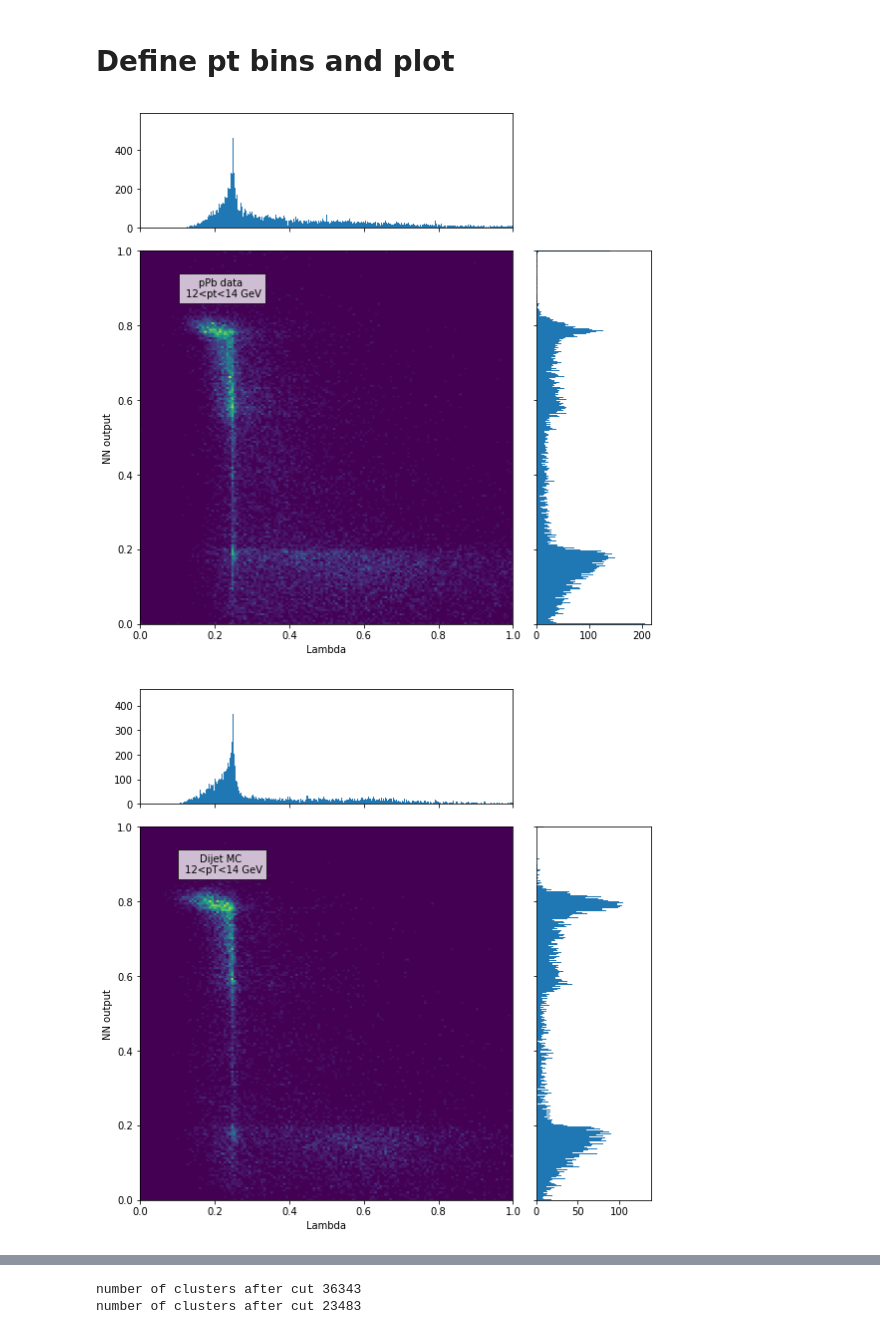
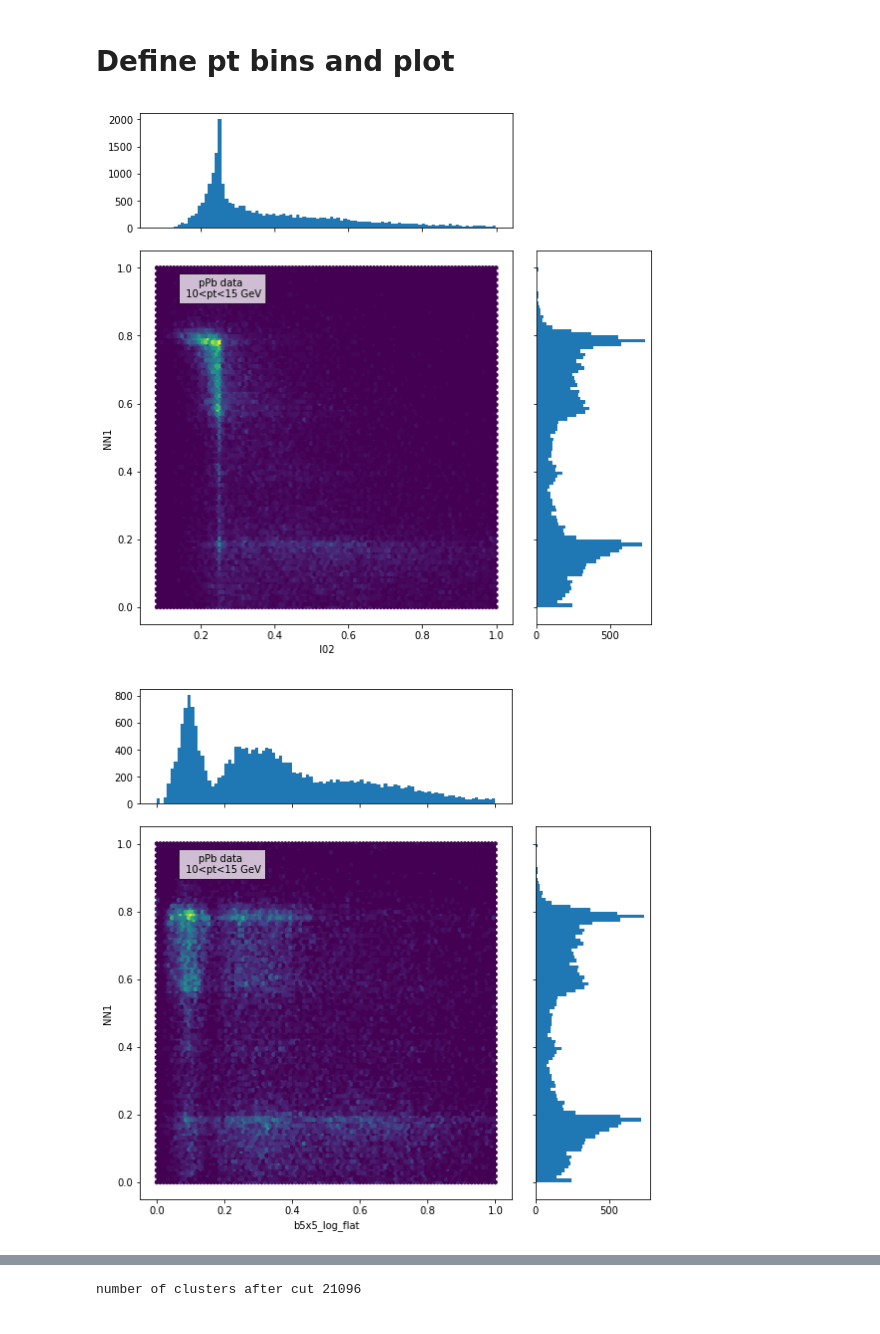
Before and after one commit to miguelignacio/CorrelationAnalysis, a Jupyter notebook: NtupleAnalysis/InputData/jupy.ipynb, the cells around one changed output, grey strips where cells are left out. Drawn from its saved outputs; the diff is of its cells as text; code cells hidden in the pictures.

Commit message:
updating skimming, lambda angle branch added, track matching variables, etc

```diff
--- a/NtupleAnalysis/InputData/jupy.ipynb
+++ b/NtupleAnalysis/InputData/jupy.ipynb
@@ -107,7 +86,7 @@ lambda < 2.0: 268028  fraction kept: 99.9
 # %%
-def plotcorr(histo,label,figname,nbins=1000):
-    y = histo['cluster_NN1']
-    x = histo['cluster_Lambda']
+def plotcorr(histo,label,figname,xvar,yvar,nbins=100):
+    y = histo[yvar]
+    x = histo[xvar]
     nullfmt = NullFormatter()         # no labels
     left, width = 0.1, 0.65
     bottom, height = 0.1, 0.65
@@ -121,7 +100,7 @@ def plotcorr(histo,label,figname,nbins=1000):
     axHisty = plt.axes(rect_histy)
     axHistx.xaxis.set_major_formatter(nullfmt) #no labels
     axHisty.yaxis.set_major_formatter(nullfmt)
-    hb = axScatter.hexbin(x, y, cmap='viridis', gridsize=300)#, gridsize=500) #gridsize=60
+    hb = axScatter.hexbin(x, y, cmap='viridis')#, gridsize=100)#, gridsize=500) #gridsize=60
     #axScatter.plot((0, 1), (0.27, 0.27), 'r-',linestyle=':')
 
     #axScatter.plot((0.245, 0.245), (0, 1.0), 'r-',linestyle=':')
@@ -130,44 +109,54 @@ def plotcorr(histo,label,figname,nbins=1000):
     binwidth = 0.25
     xymax = np.max([np.max(np.fabs(x)), np.max(np.fabs(y))])
     lim = (int(xymax/binwidth) + 1) * binwidth
-    axScatter.set_xlim((0.0, 1.0))
-    axScatter.set_ylim((0.0, 1.0))
-    axScatter.set_ylabel('NN output')
-    axScatter.set_xlabel('Lambda')
-    yhist, xhist, patches = axHistx.hist(x,nbins, range=(0, 1.0)) #here it gets the NN histogram
+    #axScatter.set_xlim((0.0, 1.0))
+    #axScatter.set_ylim((0.0, 1.0))
+    axScatter.set_ylabel(yvar)
+    axScatter.set_xlabel(xvar)
+    yhist, xhist, patches = axHistx.hist(x,nbins)#, range=(0, 1.0)) #here it gets the NN histogram
     xhist= np.delete(xhist,-1)
     xhist = np.add( xhist, (xhist[1]-xhist[0])/2.0 )
     yerrhist = np.sqrt(yhist)
     xerrhist = np.full(len(yerrhist), (xhist[1]-xhist[0])/2.0)
-    axHisty.hist(y,nbins, range=(0.0,1.0), orientation='horizontal')
+    axHisty.hist(y,nbins, orientation='horizontal') #range=(0.0,1.0)
     axHistx.set_xlim(axScatter.get_xlim())
     axHisty.set_ylim(axScatter.get_ylim())
     plt.show()
     #plt.clf()
     #plt.close()
     #plt.hist(y,nbins, range=(0.0,1.0))
-    fig.savefig('../JupyterPNGOutput/'+figname+'.png', dpi=fig.dpi)
+    fig.savefig('../JupyterPNGOutput/'+figname+xvar+yvar+'.png', dpi=fig.dpi)
     return yhist, xhist, yerrhist, xerrhist
 # %% [markdown]
 # Function to cut pt ranges
 # %%
 def cutptrange(data, ptmin, ptmax):
-    datacut = data.query('cluster_pt>%f and cluster_pt<%f' %(ptmin,ptmax))
+    datacut = data.query('pt>%f and pt<%f' %(ptmin,ptmax))
     print 'number of clusters after cut', datacut.shape[0]
     return datacut
 # %% [markdown]
 # Define pt bins and plot
 # %%
-binedges = [12.0, 14.0]
+binedges = [10.0, 15.0]
 
 for ipt in range(len(binedges)-1):
     ptmin = binedges[ipt]
     ptmax = binedges[ipt+1]
     datacut= cutptrange(dataHists, ptmin, ptmax)
-    plotcorr(datacut,'pPb data \n %2.0f<pt<%2.0f GeV' %(ptmin,ptmax),'all_Data%2.0f_%2.0f' %(ptmin,ptmax))
+    plotcorr(datacut,'pPb data \n %2.0f<pt<%2.0f GeV' %(ptmin,ptmax),'all_Data%2.0f_%2.0f' %(ptmin,ptmax),'l02','NN1')
+    plotcorr(datacut,'pPb data \n %2.0f<pt<%2.0f GeV' %(ptmin,ptmax),'all_Data%2.0f_%2.0f' %(ptmin,ptmax),'b5x5_log_flat','NN1')
+    plotcorr(datacut,'pPb data \n %2.0f<pt<%2.0f GeV' %(ptmin,ptmax),'all_Data%2.0f_%2.0f' %(ptmin,ptmax),'b5x5_log_flat','l02')
+
+    plotcorr(datacut,'pPb data \n %2.0f<pt<%2.0f GeV' %(ptmin,ptmax),'all_Data%2.0f_%2.0f' %(ptmin,ptmax),'b5x5_lin_flat','NN1')
+    plotcorr(datacut,'pPb data \n %2.0f<pt<%2.0f GeV' %(ptmin,ptmax),'all_Data%2.0f_%2.0f' %(ptmin,ptmax),'b5x5_lin_flat','l02')
+    plotcorr(datacut,'pPb data \n %2.0f<pt<%2.0f GeV' %(ptmin,ptmax),'all_Data%2.0f_%2.0f' %(ptmin,ptmax),'b5x5_lin_flat','b5x5_log_flat')
+
+
+
+
     ##dealing with MC
-    mcdatacut = cutptrange(mcHists, ptmin, ptmax)
-    plotcorr(mcdatacut,'Dijet MC \n %2.0f<pT<%2.0f GeV' %(ptmin,ptmax),'all_MC_%2.0f_%2.0f' %(ptmin,ptmax))
+    #mcdatacut = cutptrange(mcHists, ptmin, ptmax)
+    #plotcorr(mcdatacut,'Dijet MC \n %2.0f<pT<%2.0f GeV' %(ptmin,ptmax),'all_MC_%2.0f_%2.0f' %(ptmin,ptmax))
 # %% [output]
-[figure, old version]
+[figure, new version]
-[figure, old version]
+[figure, new version]
@@ -174,3 +167,2 @@ for ipt in range(len(binedges)-1):
-number of clusters after cut 36343
-number of clusters after cut 23483
+number of clusters after cut 21096
 # %%
```
Also changed, not shown: parts of 12 cells of this notebook, 7 other files.
